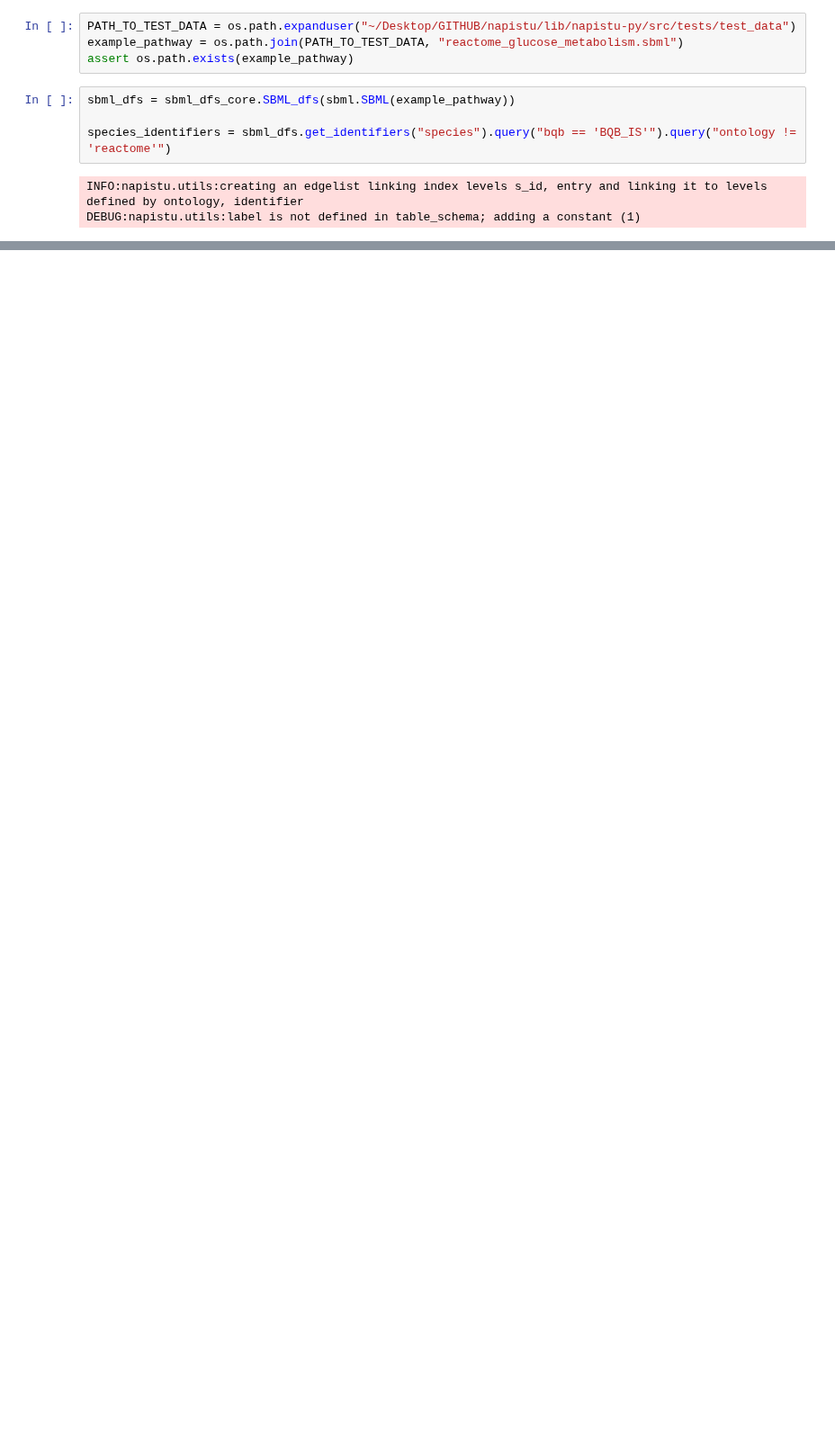
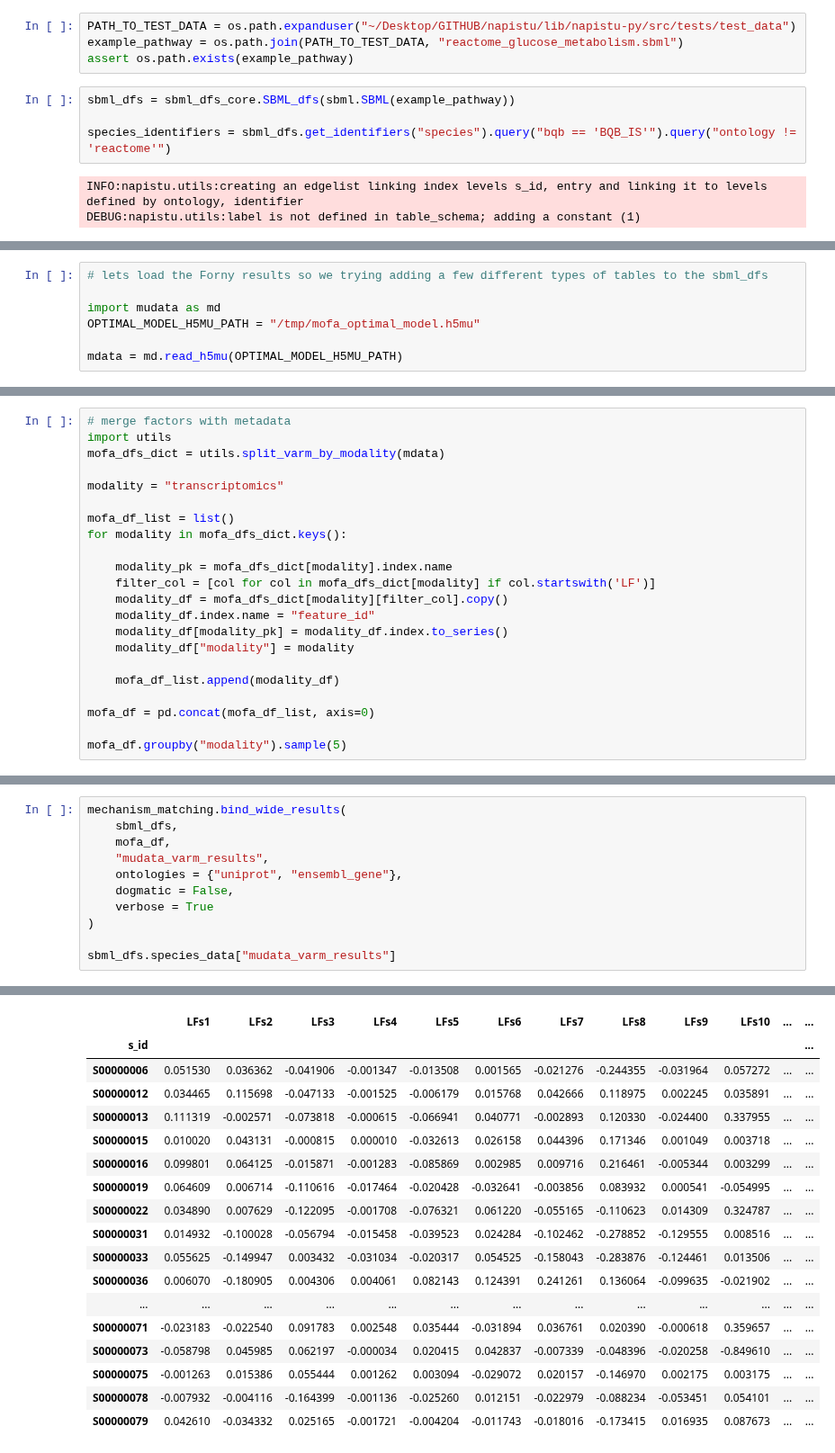
Before and after one commit to napistu/napistu-scrapyard, a Jupyter notebook: scraps/ppr.ipynb, the cells around one changed output, grey strips where cells are left out. Shown at 90% size. Drawn from its saved outputs; the diff is of its cells as text; blank space fills up the shorter version.

Commit message:
working analysis which applies bind_wide_results to mudata results

```diff
--- a/scraps/ppr.ipynb
+++ b/scraps/ppr.ipynb
@@ -289,0 +113,7 @@ sbml_dfs.species_data["results"]
+# %%
+# lets load the Forny results so we trying adding a few different types of tables to the sbml_dfs
+
+import mudata as md
+OPTIMAL_MODEL_H5MU_PATH = "/tmp/mofa_optimal_model.h5mu"
+
+mdata = md.read_h5mu(OPTIMAL_MODEL_H5MU_PATH)
@@ -289,0 +173,22 @@ sbml_dfs.species_data["results"]
+# %%
+# merge factors with metadata
+import utils
+mofa_dfs_dict = utils.split_varm_by_modality(mdata)
+
+modality = "transcriptomics"
+
+mofa_df_list = list()
+for modality in mofa_dfs_dict.keys():
+
+    modality_pk = mofa_dfs_dict[modality].index.name
+    filter_col = [col for col in mofa_dfs_dict[modality] if col.startswith('LF')]
+    modality_df = mofa_dfs_dict[modality][filter_col].copy()
+    modality_df.index.name = "feature_id"
+    modality_df[modality_pk] = modality_df.index.to_series()
+    modality_df["modality"] = modality
+
+    mofa_df_list.append(modality_df)
+
+mofa_df = pd.concat(mofa_df_list, axis=0)
+
+mofa_df.groupby("modality").sample(5)
@@ -289,0 +209,12 @@ sbml_dfs.species_data["results"]
+# %%
+mechanism_matching.bind_wide_results(
+    sbml_dfs,
+    mofa_df,
+    "mudata_varm_results",
+    ontologies = {"uniprot", "ensembl_gene"},
+    dogmatic = False,
+    verbose = True
+)
+
+sbml_dfs.species_data["mudata_varm_results"]
+# %% [output]
@@ -289,0 +238,18 @@ sbml_dfs.species_data["results"]
+|  | LFs1 | LFs2 | LFs3 | LFs4 | LFs5 | LFs6 | LFs7 | LFs8 | LFs9 | LFs10 | ... | ... |
+| s_id |  |  |  |  |  |  |  |  |  |  |  | ... |
+| S00000006 | 0.051530 | 0.036362 | -0.041906 | -0.001347 | -0.013508 | 0.001565 | -0.021276 | -0.244355 | -0.031964 | 0.057272 | ... | ... |
+| S00000012 | 0.034465 | 0.115698 | -0.047133 | -0.001525 | -0.006179 | 0.015768 | 0.042666 | 0.118975 | 0.002245 | 0.035891 | ... | ... |
+| S00000013 | 0.111319 | -0.002571 | -0.073818 | -0.000615 | -0.066941 | 0.040771 | -0.002893 | 0.120330 | -0.024400 | 0.337955 | ... | ... |
+| S00000015 | 0.010020 | 0.043131 | -0.000815 | 0.000010 | -0.032613 | 0.026158 | 0.044396 | 0.171346 | 0.001049 | 0.003718 | ... | ... |
+| S00000016 | 0.099801 | 0.064125 | -0.015871 | -0.001283 | -0.085869 | 0.002985 | 0.009716 | 0.216461 | -0.005344 | 0.003299 | ... | ... |
+| S00000019 | 0.064609 | 0.006714 | -0.110616 | -0.017464 | -0.020428 | -0.032641 | -0.003856 | 0.083932 | 0.000541 | -0.054995 | ... | ... |
+| S00000022 | 0.034890 | 0.007629 | -0.122095 | -0.001708 | -0.076321 | 0.061220 | -0.055165 | -0.110623 | 0.014309 | 0.324787 | ... | ... |
+| S00000031 | 0.014932 | -0.100028 | -0.056794 | -0.015458 | -0.039523 | 0.024284 | -0.102462 | -0.278852 | -0.129555 | 0.008516 | ... | ... |
+| S00000033 | 0.055625 | -0.149947 | 0.003432 | -0.031034 | -0.020317 | 0.054525 | -0.158043 | -0.283876 | -0.124461 | 0.013506 | ... | ... |
+| S00000036 | 0.006070 | -0.180905 | 0.004306 | 0.004061 | 0.082143 | 0.124391 | 0.241261 | 0.136064 | -0.099635 | -0.021902 | ... | ... |
+| ... | ... | ... | ... | ... | ... | ... | ... | ... | ... | ... | ... | ... |
+| S00000071 | -0.023183 | -0.022540 | 0.091783 | 0.002548 | 0.035444 | -0.031894 | 0.036761 | 0.020390 | -0.000618 | 0.359657 | ... | ... |
+| S00000073 | -0.058798 | 0.045985 | 0.062197 | -0.000034 | 0.020415 | 0.042837 | -0.007339 | -0.048396 | -0.020258 | -0.849610 | ... | ... |
+| S00000075 | -0.001263 | 0.015386 | 0.055444 | 0.001262 | 0.003094 | -0.029072 | 0.020157 | -0.146970 | 0.002175 | 0.003175 | ... | ... |
+| S00000078 | -0.007932 | -0.004116 | -0.164399 | -0.001136 | -0.025260 | 0.012151 | -0.022979 | -0.088234 | -0.053451 | 0.054101 | ... | ... |
+| S00000079 | 0.042610 | -0.034332 | 0.025165 | -0.001721 | -0.004204 | -0.011743 | -0.018016 | -0.173415 | 0.016935 | 0.087673 | ... | ... |
```
Also changed, not shown: parts of 18 cells of this notebook, 2 other files.
